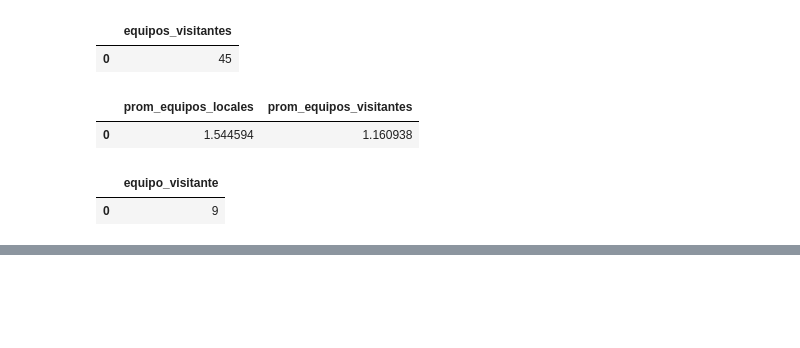
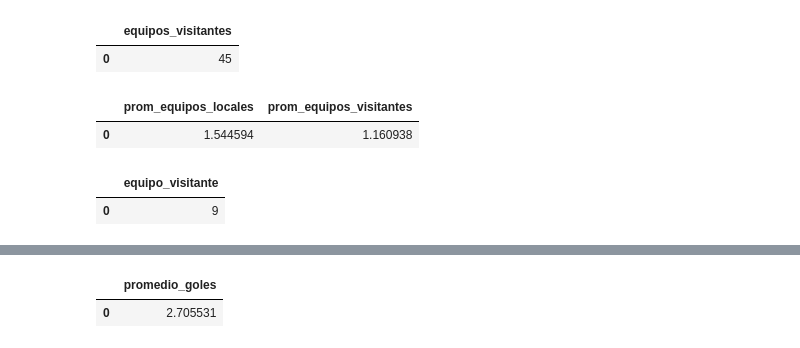
Before and after one commit to Yobany1210/TalentoTech, a Jupyter notebook: Taller_SQL.ipynb, the cells around one changed output, grey strips where cells are left out. Drawn from its saved outputs; the diff is of its cells as text; code cells hidden in the pictures; blank space fills up the shorter version.

```diff
--- a/Taller_SQL.ipynb
+++ b/Taller_SQL.ipynb
@@ -410,0 +449,11 @@ max_teamgoals
+# %%
+#Traer el promedio de goles por partido de la tabla Match
+
+query = """ SELECT AVG(home_team_goal + away_team_goal) AS promedio_goles
+            FROM Match;"""
+
+avg_sum_goals = pd.read_sql(query, conn)
+avg_sum_goals
+# %% [output]
+|  | promedio_goles |
+| 0 | 2.705531 |
```
Also changed, not shown: parts of 4 cells of this notebook.
